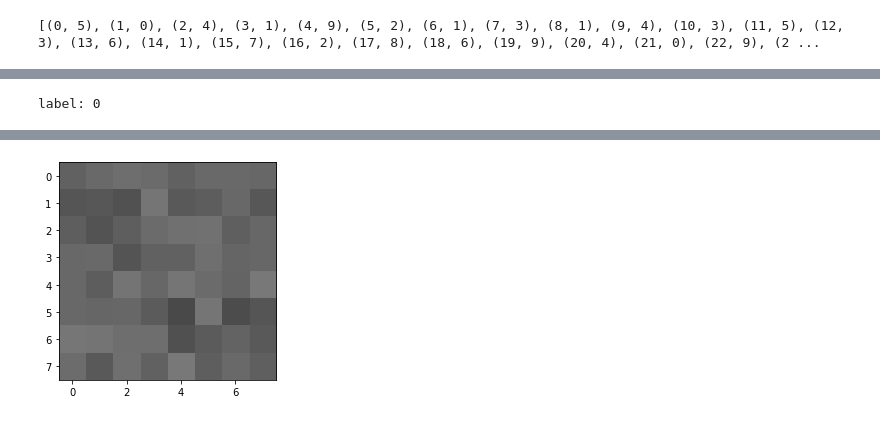
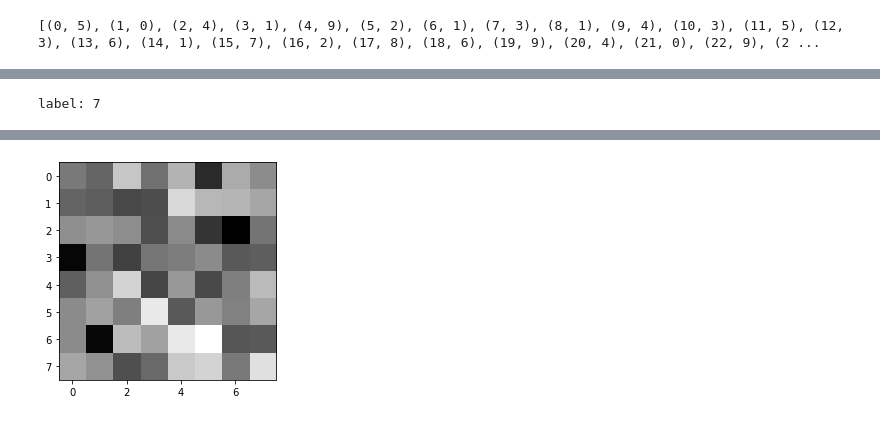
Before and after one commit to shuiruge/neural-ode, a Jupyter notebook: experiments/Energy Based.ipynb, the cells around one changed output, grey strips where cells are left out. Drawn from its saved outputs; the diff is of its cells as text; code cells hidden in the pictures.

```diff
--- a/experiments/Energy Based.ipynb
+++ b/experiments/Energy Based.ipynb
@@ -3,6 +3,7 @@ import numpy as np
 import tensorflow as tf
 from datetime import datetime
 from IPython.display import HTML
+from sklearn.preprocessing import StandardScaler
 from node.core import get_node_function
 from node.fix_grid import RKSolver
 from node.utils.trajectory import tracer, visualize_trajectory
@@ -39,7 +40,6 @@ class MyLayer(tf.keras.layers.Layer):
         self._node_fn = get_node_function(RKSolver(self.dt, dtype=DTYPE),
                                           tf.constant(0., dtype=DTYPE),
                                           self._pvf)
-                                          # self._raw_pvf)  # for comparison.
 
     def call(self, x):
         y = self._node_fn(self.tN, x)
@@ -51,9 +51,9 @@ class MyLayer(tf.keras.layers.Layer):
 
 def process(X, y):
     X = X / 255.
-    X = tf.reshape(X, [-1, 28 * 28])
-    y = tf.one_hot(y, 10)
-    return tf.cast(X, DTYPE), tf.cast(y, DTYPE)
+    X = np.reshape(X, [-1, 28 * 28])
+    y = np.eye(10)[y]
+    return X.astype(DTYPE), y.astype(DTYPE)
 
 
 mnist = tf.keras.datasets.mnist
@@ -61,18 +61,20 @@ mnist = tf.keras.datasets.mnist
 x_train, y_train = process(x_train, y_train)
 x_test, y_test = process(x_test, y_test)
 
+scalar = StandardScaler()
+scalar.fit(x_train)
+x_train = scalar.transform(x_train)
+x_test = scalar.transform(x_test)
+
 model = tf.keras.Sequential([
     tf.keras.layers.Input([28 * 28]),
-    tf.keras.layers.BatchNormalization(),
-    tf.keras.layers.Dense(64),
-    tf.keras.layers.BatchNormalization(),
+    tf.keras.layers.Dense(64, use_bias=False),  # down-sampling
     MyLayer(64, dt=1e-1, num_grids=10),
-    tf.keras.layers.BatchNormalization(),
     tf.keras.layers.Dense(10, activation='softmax')
 ])
 
 model.compile(loss='categorical_crossentropy',
-              optimizer=tf.optimizers.Adam(1e-3),
+              optimizer=tf.optimizers.Nadam(1e-3, epsilon=1e-2),
               metrics=['accuracy'])
 
 model.fit(x_train, y_train, epochs=12, batch_size=128)
@@ -124,5 +117,5 @@ model.layers
 # %%
-my_layer_id = 2
+my_layer_id = 1
 my_layer = model.layers[my_layer_id]
 trace = tracer(RKSolver(0.1), my_layer._pvf)
 energy_fn = Energy(identity, my_layer._pvf)
@@ -134,7 +127,7 @@ trajectory = trace(t0=tf.constant(0.),
                    t1=tf.constant(10.),
                    dt=tf.constant(0.1),
                    x=hidden)
-trajectory = tf.stack([model.layers[3](_) for _ in tf.unstack(trajectory, axis=1)], axis=1)
+# trajectory = tf.stack([model.layers[3](_) for _ in tf.unstack(trajectory, axis=1)], axis=1)
 
 def energy_along_trajectory(trajectory):
     shape = trajectory.get_shape().as_list()
@@ -164,12 +153,12 @@ plt.show()
 # %%
-labels_ = np.argmax(labels.numpy(), -1)
+labels_ = np.argmax(labels, -1)
 print(list(enumerate(labels_)))
 # %% [output]
 [(0, 5), (1, 0), (2, 4), (3, 1), (4, 9), (5, 2), (6, 1), (7, 3), (8, 1), (9, 4), (10, 3), (11, 5), (12, 3), (13, 6), (14, 1), (15, 7), (16, 2), (17, 8), (18, 6), (19, 9), (20, 4), (21, 0), (22, 9), (2 ...
 # %%
 def visualize(trajectory, label):
     print(f'label: {label}')
-    anim = visualize_trajectory(trajectory.reshape([-1, 8, 8]))
+    anim = visualize_trajectory(trajectory.reshape([-1, 8, 8]), normalize=True)
     return HTML(anim.to_html5_video())
 # %%
 i = 0
@@ -202,7 +191,7 @@ label: 6
 # %%
-i = 37
+i = 38
 visualize(trajectory.numpy()[i], labels_[i])
 # %% [output]
-label: 0
+label: 7
 [interactive output not drawn]
-[figure, old version]
+[figure, new version]
```
Also changed, not shown: parts of 15 cells of this notebook, 2 other files.
